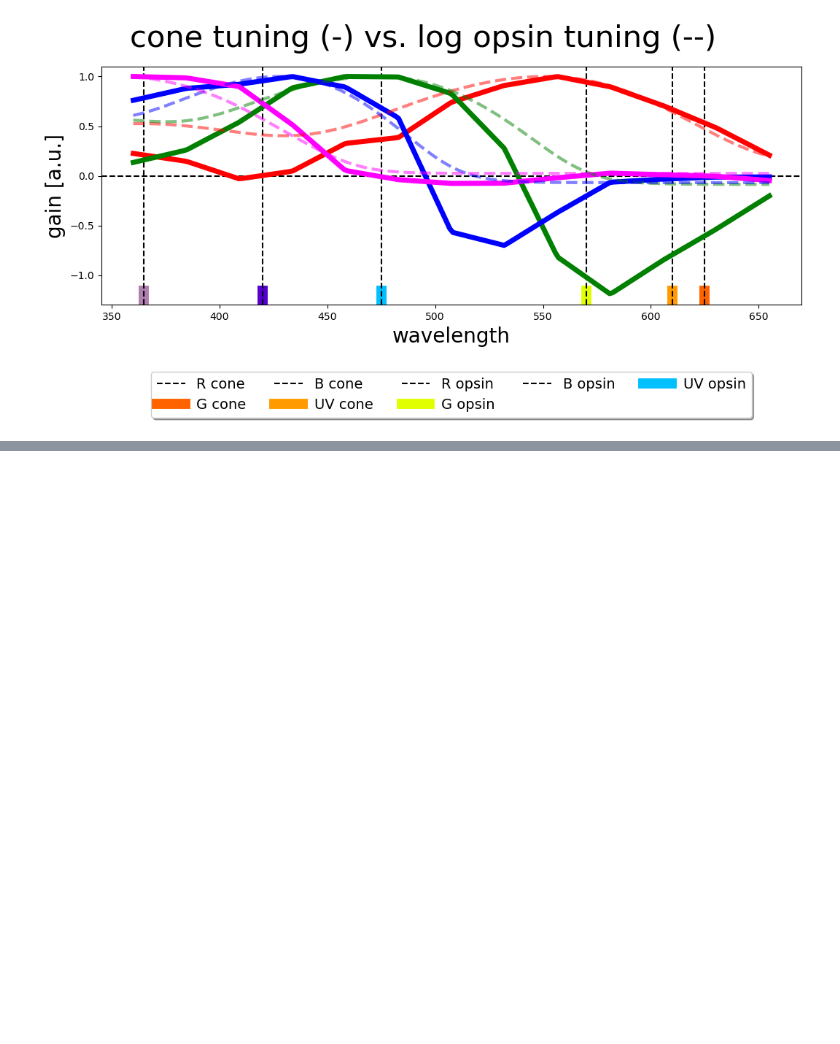
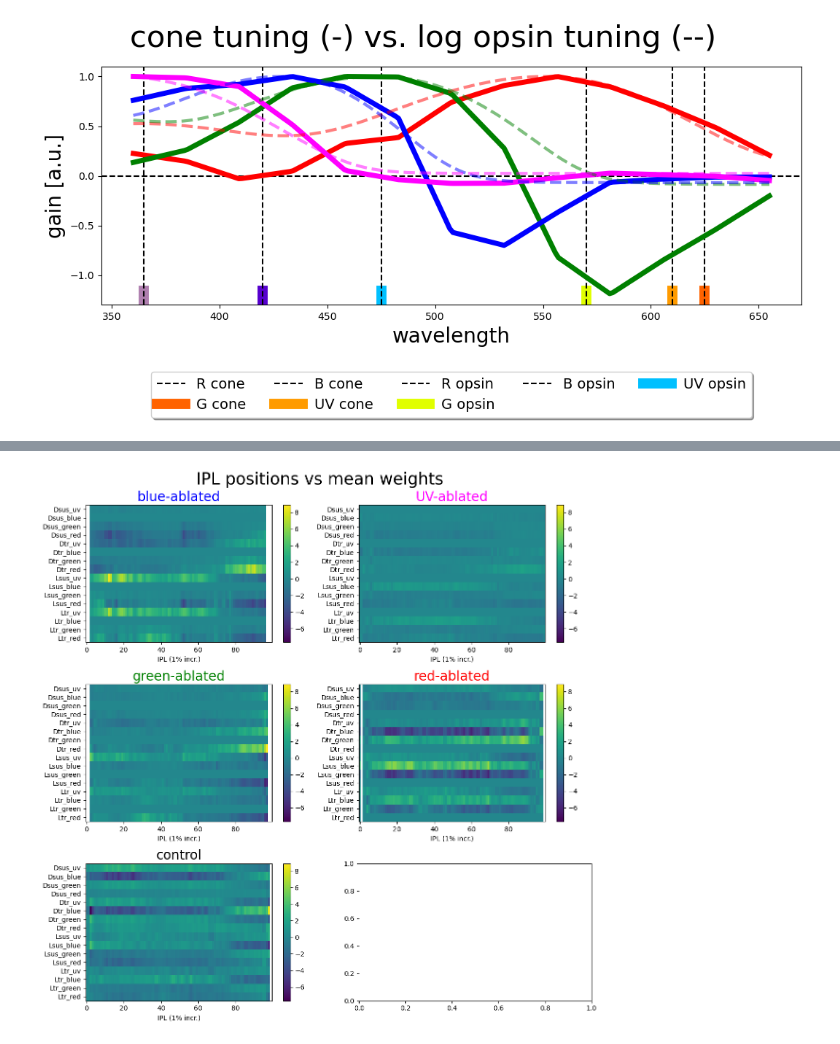
Before and after one commit to dr-kozlowski/baden_lab, a Jupyter notebook: main/template_matching.ipynb, the cells around one changed output, grey strips where cells are left out. Cells and saved outputs as stored; diff of their text form; code cells hidden in the pictures; blank space fills up the shorter version.

```diff
--- a/main/template_matching.ipynb
+++ b/main/template_matching.ipynb
@@ -309,0 +361,18 @@ fit_responses_blue, weights_blue = fit_model(traces_ds_blue, cone_templates_blue
+# %%
+step_size = 1
+ws_ipl_means_control, ws_ipl_std_control, ws_ipl_num_cells_control, interval = get_layered_weights(weights_df[weights_df['condition'] == 'control'], step_size)
+ws_ipl_means_uv, ws_ipl_std_uv, ws_ipl_num_cells_uv, _ = get_layered_weights(weights_df[weights_df['condition'] == 'uv'], step_size)
+ws_ipl_means_green, ws_ipl_std_green, ws_ipl_num_cells_green, _ = get_layered_weights(weights_df[weights_df['condition'] == 'green'], step_size)
+ws_ipl_means_red, ws_ipl_std_red, ws_ipl_num_cells_red, _ = get_layered_weights(weights_df[weights_df['condition'] == 'red'], step_size)
+ws_ipl_means_blue, ws_ipl_std_blue, ws_ipl_num_cells_blue, _ = get_layered_weights(weights_df[weights_df['condition'] == 'blue'], step_size)
+ws_ipl_means_concat = np.concatenate((ws_ipl_means_control, ws_ipl_means_uv, ws_ipl_means_green, ws_ipl_means_red, ws_ipl_means_blue), axis=0)
+
+control_labels = ['control' for i in range(ws_ipl_means_control.shape[0])]
+uv_labels = ['uv' for i in range(ws_ipl_means_uv.shape[0])]
+green_labels = ['green' for i in range(ws_ipl_means_green.shape[0])]
+red_labels = ['red' for i in range(ws_ipl_means_red.shape[0])]
+blue_labels = ['blue' for i in range(ws_ipl_means_blue.shape[0])]
+concat_labels = control_labels + uv_labels + green_labels + red_labels + blue_labels
+
+ws_ipl_means_df = pd.DataFrame(ws_ipl_means_concat, columns=temp_columns)
+ws_ipl_means_df['condition'] = concat_labels
@@ -309,0 +381,66 @@ fit_responses_blue, weights_blue = fit_model(traces_ds_blue, cone_templates_blue
+# %%
+temp_columns = ['Ltr_red', 'Ltr_green', 'Ltr_blue', 'Ltr_uv',
+                'Lsus_red', 'Lsus_green', 'Lsus_blue', 'Lsus_uv',
+                'Dtr_red', 'Dtr_green', 'Dtr_blue', 'Dtr_uv',
+                'Dsus_red', 'Dsus_green', 'Dsus_blue', 'Dsus_uv']
+cmap_list = get_list_of_colors(nLEDs, red_first=True)
+num = 1
+
+to_plot = (ws_ipl_means_control, ws_ipl_means_uv, ws_ipl_means_green, ws_ipl_means_red, ws_ipl_means_blue)
+
+ylim_min = np.nanmin((np.nanmin(ws_ipl_means_control), np.nanmin(ws_ipl_means_uv), np.nanmin(ws_ipl_means_green), np.nanmin(ws_ipl_means_red), np.nanmin(ws_ipl_means_blue)))
+ylim_max = np.nanmax((np.nanmax(ws_ipl_means_control), np.nanmax(ws_ipl_means_uv), np.nanmax(ws_ipl_means_green), np.nanmax(ws_ipl_means_red), np.nanmax(ws_ipl_means_blue)))
+
+fig, axs = plt.subplots(nrows=3, ncols=2, figsize=(12, 12))
+
+stims = nLEDs
+n_components = 16
+ticks = int(n_components / (nLEDs))
+# --------------------------------------------------------------
+r_control = 2
+im1 = axs[r_control, 0].imshow(to_plot[0].T, aspect = "auto", cmap = "viridis", vmin=ylim_min, vmax=ylim_max, origin = "lower", interpolation="None")
+axs[r_control, 0].set_xlabel(f"IPL ({interval[num][1] - interval[num][0]}% incr.)")
+axs[r_control, 0].set_title("control", fontsize = 20, color='k')
+plt.gca().spines["left"].set_visible(False)
+axs[r_control, 0].set_yticks(np.arange(len(temp_columns)), labels=temp_columns)
+
+fig.colorbar(im1, ax=axs[r_control, 0])
+# --------------------------------------------------------------
+im2 =axs[0, 1].imshow(to_plot[1].T, aspect = "auto", cmap = "viridis", vmin=ylim_min, vmax=ylim_max, origin = "lower", interpolation="None")
+axs[0, 1].set_xlabel(f"IPL ({interval[num][1] - interval[num][0]}% incr.)")
+axs[0, 1].set_title("UV-ablated", fontsize = 20, color='magenta')
+axs[0, 1].set_yticks(np.arange(len(temp_columns)), labels=temp_columns)
+plt.gca().spines["left"].set_visible(False)
+
+fig.colorbar(im2, ax=axs[0, 1])
+# # --------------------------------------------------------------
+im3 = axs[1, 0].imshow(to_plot[2].T, aspect = "auto", cmap = "viridis", vmin=ylim_min, vmax=ylim_max, origin = "lower", interpolation="None")
+axs[1, 0].set_xlabel(f"IPL ({interval[num][1] - interval[num][0]}% incr.)")
+axs[1, 0].set_title("green-ablated", fontsize = 20, color='green')
+plt.gca().spines["left"].set_visible(False)
+
+axs[1, 0].set_yticks(np.arange(len(temp_columns)), labels=temp_columns)
+fig.colorbar(im3, ax=axs[1, 0])
+# --------------------------------------------------------------
+im4 = axs[1, 1].imshow(to_plot[3].T, aspect = "auto", cmap = "viridis", vmin=ylim_min, vmax=ylim_max, origin = "lower", interpolation="None")
+axs[1, 1].set_xlabel(f"IPL ({interval[num][1] - interval[num][0]}% incr.)")
+axs[1, 1].set_title("red-ablated", fontsize = 20, color='red')
+plt.gca().spines["left"].set_visible(False)
+
+axs[1, 1].set_yticks(np.arange(len(temp_columns)), labels=temp_columns)
+fig.colorbar(im4, ax=axs[1, 1])
+# --------------------------------------------------------------
+r_blue = 0
+im4 = axs[r_blue, 0].imshow(to_plot[4].T, aspect = "auto", cmap = "viridis", vmin=ylim_min, vmax=ylim_max, origin = "lower", interpolation="None")
+axs[r_blue, 0].set_xlabel(f"IPL ({interval[num][1] - interval[num][0]}% incr.)")
+axs[r_blue, 0].set_title("blue-ablated", fontsize = 20, color='blue')
+plt.gca().spines["left"].set_visible(False)
+
+axs[r_blue, 0].set_yticks(np.arange(len(temp_columns)), labels=temp_columns)
+fig.colorbar(im4, ax=axs[r_blue, 0])
+# --------------------------------------------------------------
+plt.suptitle("IPL positions vs mean weights", fontsize = 25, color = 'k')
+
+plt.tight_layout()
+# %% [output]
+[figure, added]
```
Also changed, not shown: parts of 30 cells of this notebook, 9 other files.
